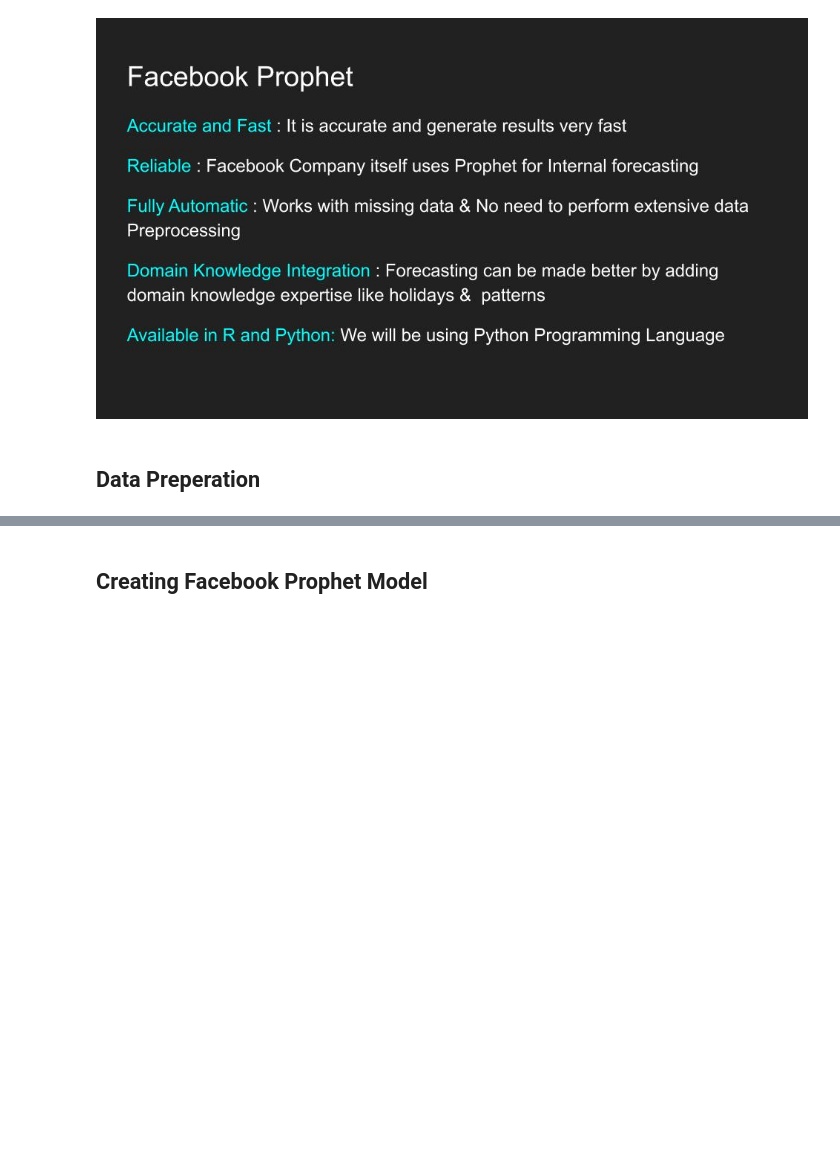
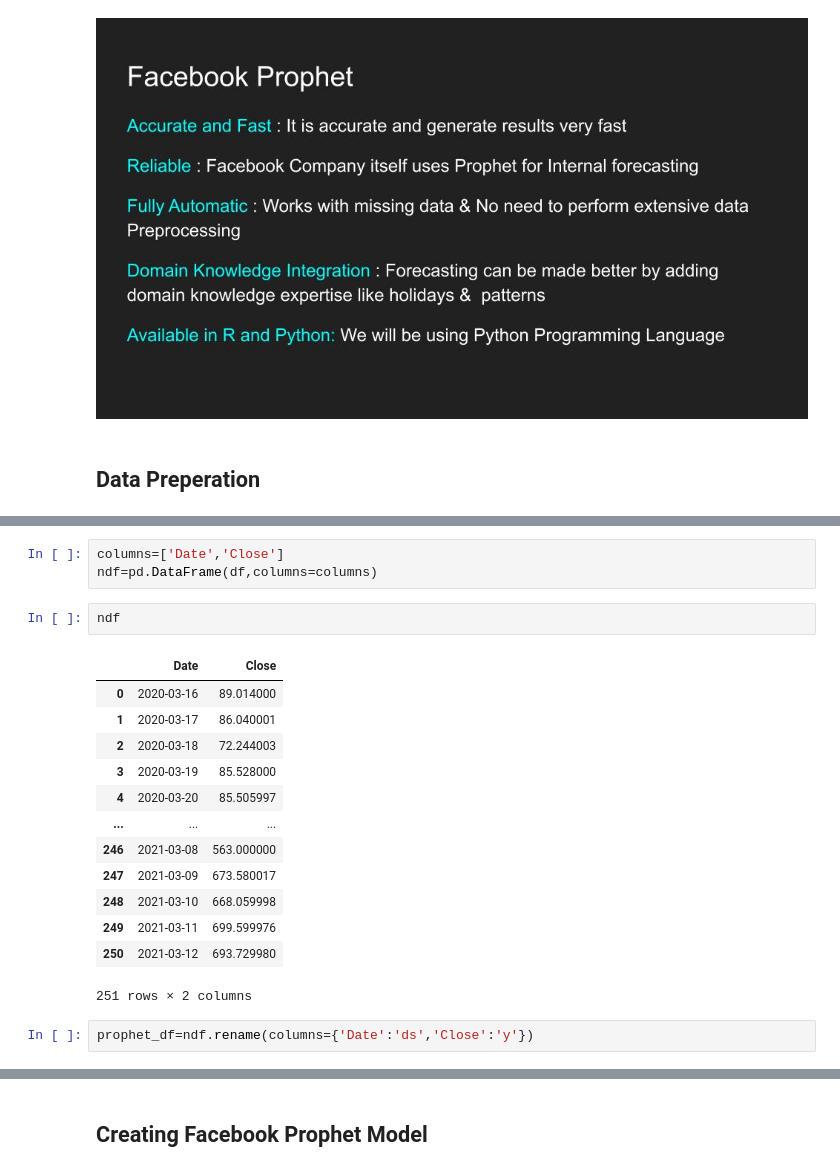
Before and after one commit to Vijeshnk/Stock_prediction, a Jupyter notebook: Tesla_stock_prediction.ipynb, the cells around one changed output, grey strips where cells are left out. Drawn from its saved outputs; the diff is of its cells as text; blank space fills up the shorter version.

Commit message:
Data Preprocessing and modelling

```diff
--- a/Tesla_stock_prediction.ipynb
+++ b/Tesla_stock_prediction.ipynb
@@ -103,0 +120,21 @@ px.box(df,y='Close')
+# %%
+columns=['Date','Close']
+ndf=pd.DataFrame(df,columns=columns)
+# %%
+ndf
+# %% [output]
+|  | Date | Close |
+| 0 | 2020-03-16 | 89.014000 |
+| 1 | 2020-03-17 | 86.040001 |
+| 2 | 2020-03-18 | 72.244003 |
+| 3 | 2020-03-19 | 85.528000 |
+| 4 | 2020-03-20 | 85.505997 |
+| ... | ... | ... |
+| 246 | 2021-03-08 | 563.000000 |
+| 247 | 2021-03-09 | 673.580017 |
+| 248 | 2021-03-10 | 668.059998 |
+| 249 | 2021-03-11 | 699.599976 |
+| 250 | 2021-03-12 | 693.729980 |
+251 rows × 2 columns
+# %%
+prophet_df=ndf.rename(columns={'Date':'ds','Close':'y'})
```
Also changed, not shown: parts of 3 cells of this notebook.
